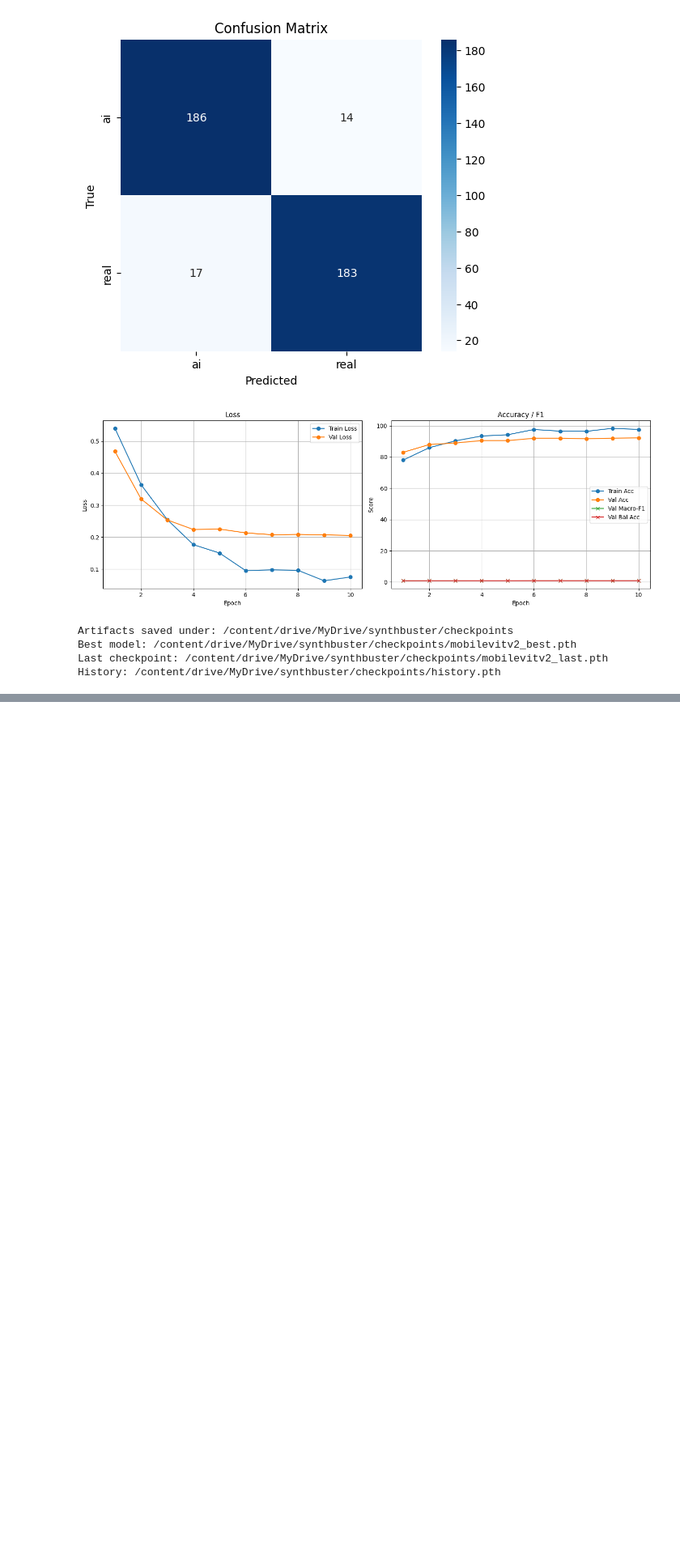
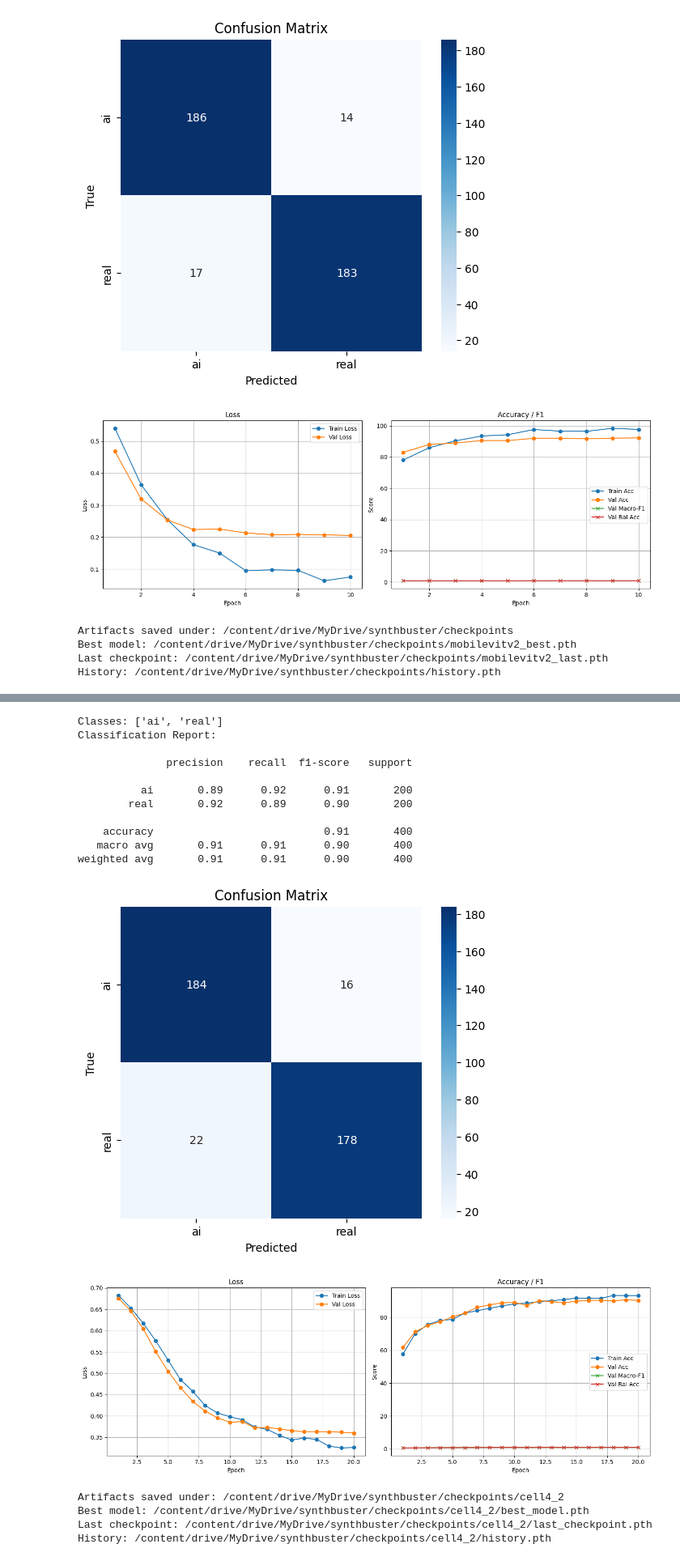
Before and after one commit to Htets-Corner/SYNTHBUSTER_RAISE-1k, a Jupyter notebook: syn_real_balance_mobilevit050.ipynb, the cells around one changed output, grey strips where cells are left out. Shown at 81% size. Cells and saved outputs as stored; diff of their text form; code cells hidden in the pictures; blank space fills up the shorter version.

```diff
--- a/syn_real_balance_mobilevit050.ipynb
+++ b/syn_real_balance_mobilevit050.ipynb
@@ -745,0 +1202,74 @@ History: /content/drive/MyDrive/synthbuster/checkpoints/history.pth
+# %%
+# Colab cell 5: evaluate on validation set, print classification report + confusion matrix + training plots
+import numpy as np
+from sklearn.metrics import classification_report, confusion_matrix
+import matplotlib.pyplot as plt
+import seaborn as sns
+
+model.eval()
+all_preds, all_labels = [], []
+with torch.no_grad():
+    for images, labels in val_loader:
+        images = images.to(device); labels = labels.to(device)
+        outputs = model(images)
+        preds = outputs.argmax(dim=1)
+        all_preds.extend(preds.cpu().numpy())
+        all_labels.extend(labels.cpu().numpy())
+
+classes = train_dataset.classes
+print("Classes:", classes)
+print("Classification Report:\n")
+print(classification_report(all_labels, all_preds, target_names=classes))
+
+cm = confusion_matrix(all_labels, all_preds)
+plt.figure(figsize=(6,5))
+sns.heatmap(cm, annot=True, fmt="d", cmap="Blues", xticklabels=classes, yticklabels=classes)
+plt.xlabel("Predicted")
+plt.ylabel("True")
+plt.title("Confusion Matrix")
+plt.show()
+
+# Plot history saved in CSV or variable
+import pandas as pd
+hist = pd.read_csv(csv_log_path) if os.path.exists(csv_log_path) else pd.DataFrame(history)
+epochs = hist['epoch'].tolist()
+
+plt.figure(figsize=(14,5))
+plt.subplot(1,2,1)
+plt.plot(epochs, hist['train_loss'], marker='o', label='Train Loss')
+plt.plot(epochs, hist['val_loss'],   marker='o', label='Val Loss')
+plt.title("Loss")
+plt.xlabel("Epoch"); plt.ylabel("Loss"); plt.legend(); plt.grid(True)
+
+plt.subplot(1,2,2)
+plt.plot(epochs, hist['train_acc'], marker='o', label='Train Acc')
+plt.plot(epochs, hist['val_acc'],   marker='o', label='Val Acc')
+plt.plot(epochs, hist['val_macro_f1'], marker='x', label='Val Macro-F1')
+plt.plot(epochs, hist['val_bal_acc'], marker='x', label='Val Bal Acc')
+plt.title("Accuracy / F1")
+plt.xlabel("Epoch"); plt.ylabel("Score"); plt.legend(); plt.grid(True)
+plt.tight_layout()
+plt.show()
+
+print("Artifacts saved under:", save_dir)
+print("Best model:", best_model_path)
+print("Last checkpoint:", last_checkpoint_path)
+print("History:", history_path)
+# %% [output]
+Classes: ['ai', 'real']
+Classification Report:
+
+              precision    recall  f1-score   support
+
+          ai       0.89      0.92      0.91       200
+        real       0.92      0.89      0.90       200
+
+    accuracy                           0.91       400
+   macro avg       0.91      0.91      0.90       400
+weighted avg       0.91      0.91      0.90       400
+[figure, added]
+[figure, added]
+Artifacts saved under: /content/drive/MyDrive/synthbuster/checkpoints/cell4_2
+Best model: /content/drive/MyDrive/synthbuster/checkpoints/cell4_2/best_model.pth
+Last checkpoint: /content/drive/MyDrive/synthbuster/checkpoints/cell4_2/last_checkpoint.pth
+History: /content/drive/MyDrive/synthbuster/checkpoints/cell4_2/history.pth
```
Also changed, not shown: parts of 8 cells of this notebook.
